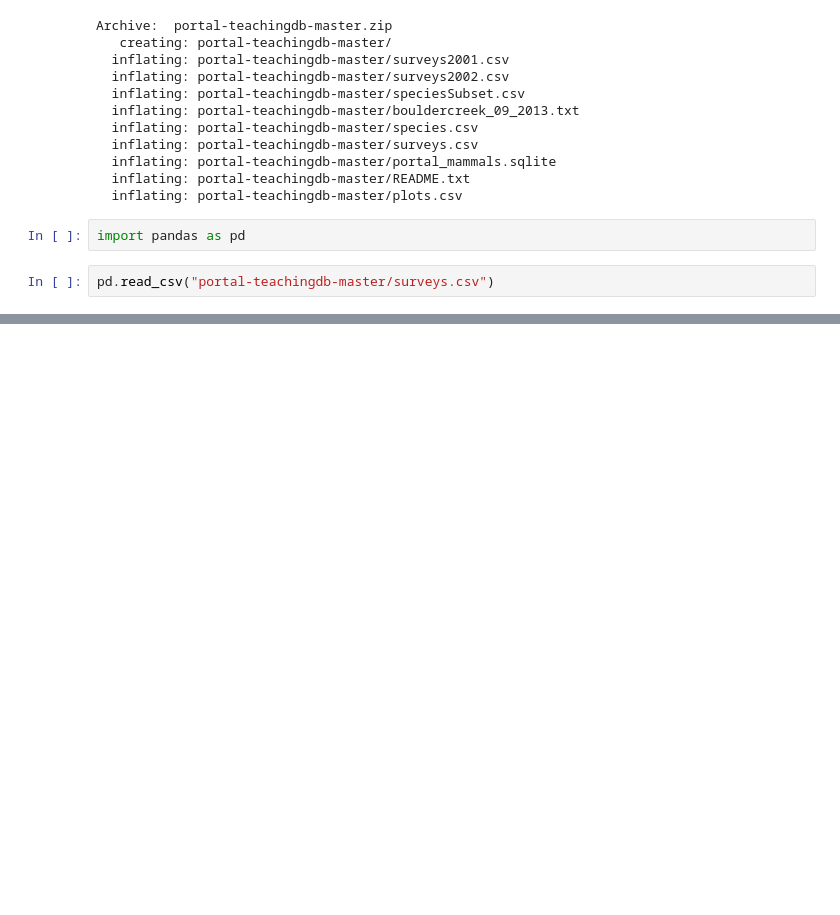
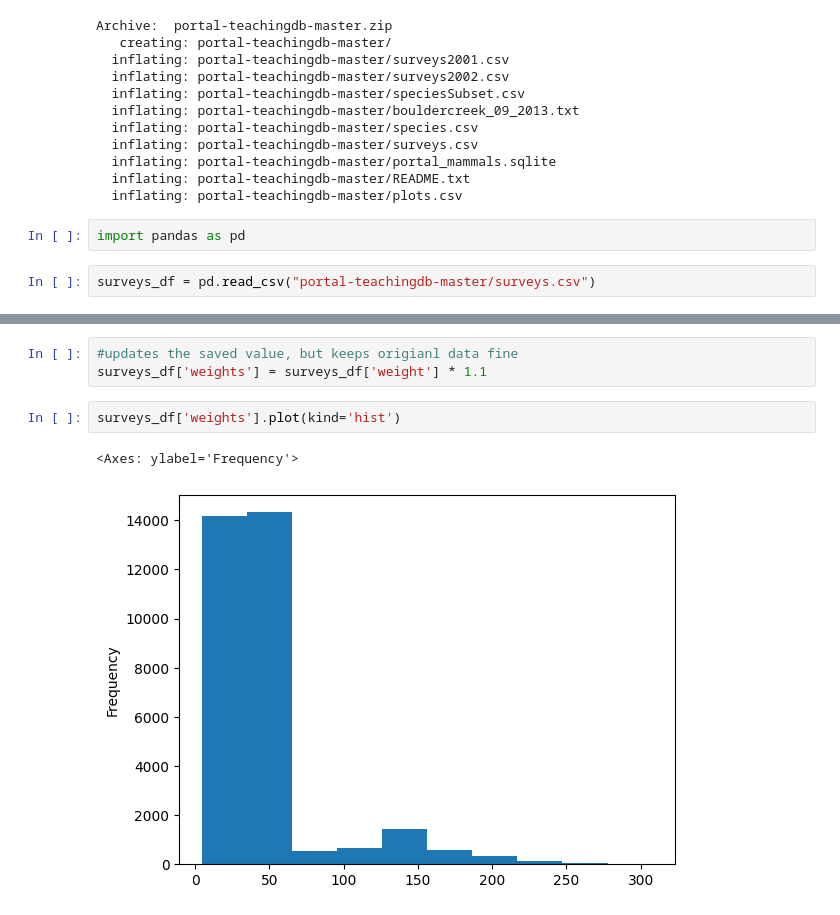
Before and after one commit to AlexDerry/dimen-python-2023, a Jupyter notebook: data/hello.ipynb, the cells around one changed output, grey strips where cells are left out. Drawn from its saved outputs; the diff is of its cells as text; blank space fills up the shorter version.

Commit message:
add gitignore and minor plots

```diff
--- a/data/hello.ipynb
+++ b/data/hello.ipynb
@@ -117,4 +118,4 @@ Archive:  portal-teachingdb-master.zip
 # %%
 import pandas as pd
 # %%
-pd.read_csv("portal-teachingdb-master/surveys.csv")
+surveys_df = pd.read_csv("portal-teachingdb-master/surveys.csv")
@@ -134,0 +378,8 @@ pd.read_csv("portal-teachingdb-master/surveys.csv")
+# %%
+#updates the saved value, but keeps origianl data fine
+surveys_df['weights'] = surveys_df['weight'] * 1.1
+# %%
+surveys_df['weights'].plot(kind='hist')
+# %% [output]
+<Axes: ylabel='Frequency'>
+[figure, added]
```
Also changed, not shown: parts of 33 cells of this notebook, 1 other file.
